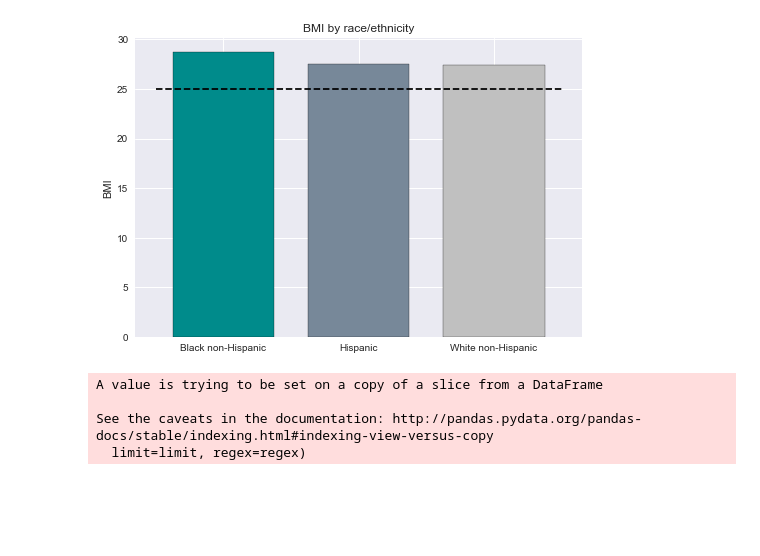
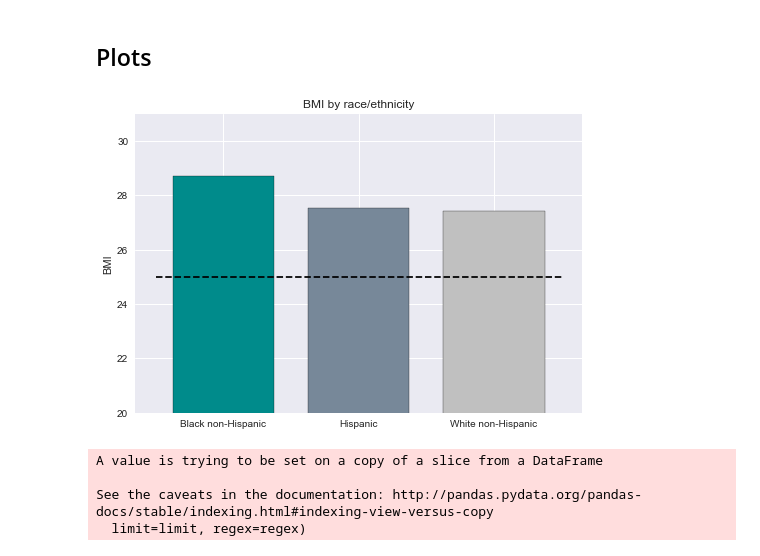
Before and after one commit to FoolsArcana/ready_project_one, a Jupyter notebook: HealthyAmericas - Xin.ipynb, the cells around one changed output. Drawn from its saved outputs; the diff is of its cells as text; code cells hidden in the pictures; blank space fills up the shorter version.

Commit message:
Add outline, more plots

```diff
--- a/HealthyAmericas - Xin.ipynb
+++ b/HealthyAmericas - Xin.ipynb
@@ -33,3 +26,11 @@ df["bmi"].replace(99.9, np.NaN, inplace = True)
 # Yes/no obese
 conditions = [(df["bmi"]) >= 30, (df["bmi"] < 30)]
 df["obese"] = np.select(conditions, [1,0])
+# %%
+# Multimorbidity
+df[["diabetes", "hi_BP", "hi_chol", "lung_prob", "heart_disease",
+    "cancer", "obese"]] = df[["diabetes", "hi_BP", "hi_chol", "lung_prob", "heart_disease",
+                            "cancer", "obese"]].replace({"No": 0, "Yes": 1, "Refused": 0,
+                              "Don't know": 0})
+df["multimorbid"] = df[["diabetes", "hi_BP", "hi_chol",
+           "lung_prob", "heart_disease", "cancer", "obese"]].sum(axis = 1)
@@ -36,19 +44,31 @@ df["obese"] = np.select(conditions, [1,0])
+# %%
+# Fruit/veg cost prohibitive
+df["heal13"].replace({"Don't know": np.nan, "Refused": np.nan}, inplace = True)
+
+# Fruit/veg daily servings
+df["heal12"].replace({"None": 0}, inplace = True)
+df["heal12_num"] = pd.to_numeric(df["heal12"])
+df["heal12_num"] = df.apply(lambda x: x["heal12_num"] if x["heal12_num"] < 14
+                          else np.nan, axis = 1)
+# %% [markdown]
+## Plots
 # %%
 # BMI by race
 bmi_race = df["bmi"].groupby(df["healask"]).mean().to_frame().reset_index()
 
 colors = ["darkcyan", "lightslategray", "silver"]
 
 fig, ax = plt.subplots()
 plt.bar(range(3), bmi_race["bmi"], width = .75,
        edgecolor = "black", color = colors)
+plt.ylim(20, 31)
 plt.ylabel("BMI")
 plt.title("BMI by race/ethnicity")
 ax.plot([-.5,2.5], [25,25], "k--")
 plt.xticks(np.arange(3), bmi_race["healask"].unique())
 plt.show()
 # %% [output]
-[figure, old version]
+[figure, new version]
 # %%
 # Percent with each chronic disease - data
 disease = df[["healask","diabetes", "hi_BP", "hi_chol",
```
Also changed, not shown: parts of 30 cells of this notebook, 3 other files.
